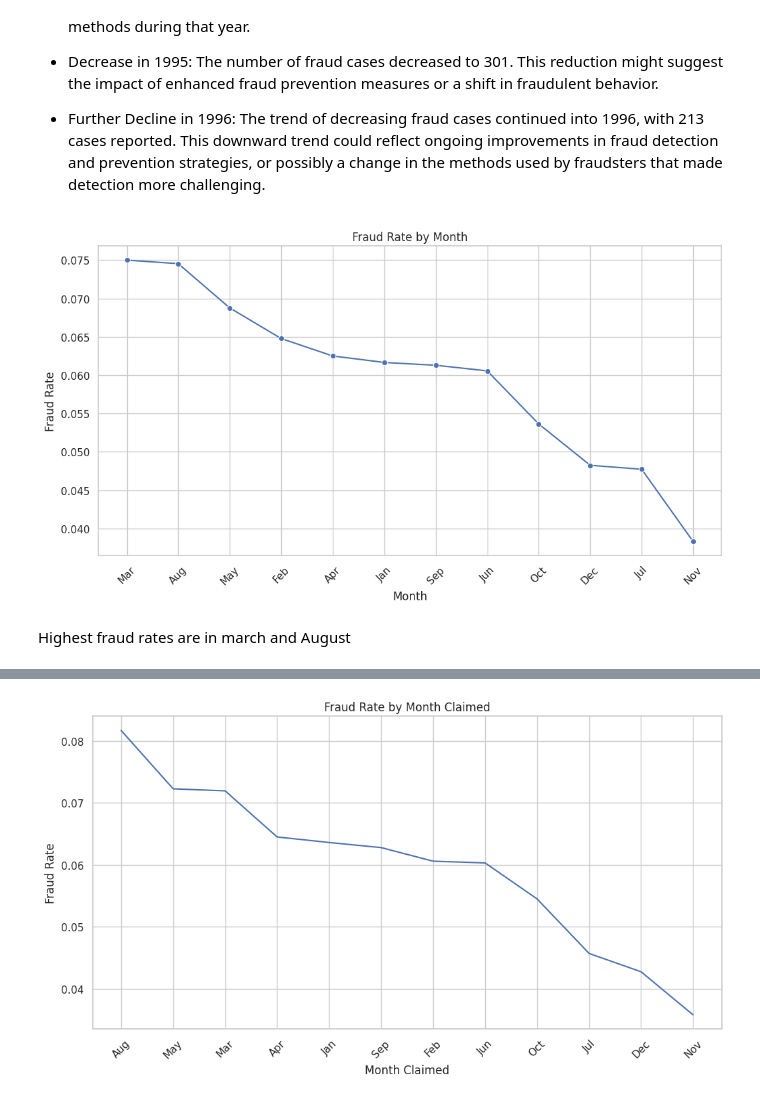
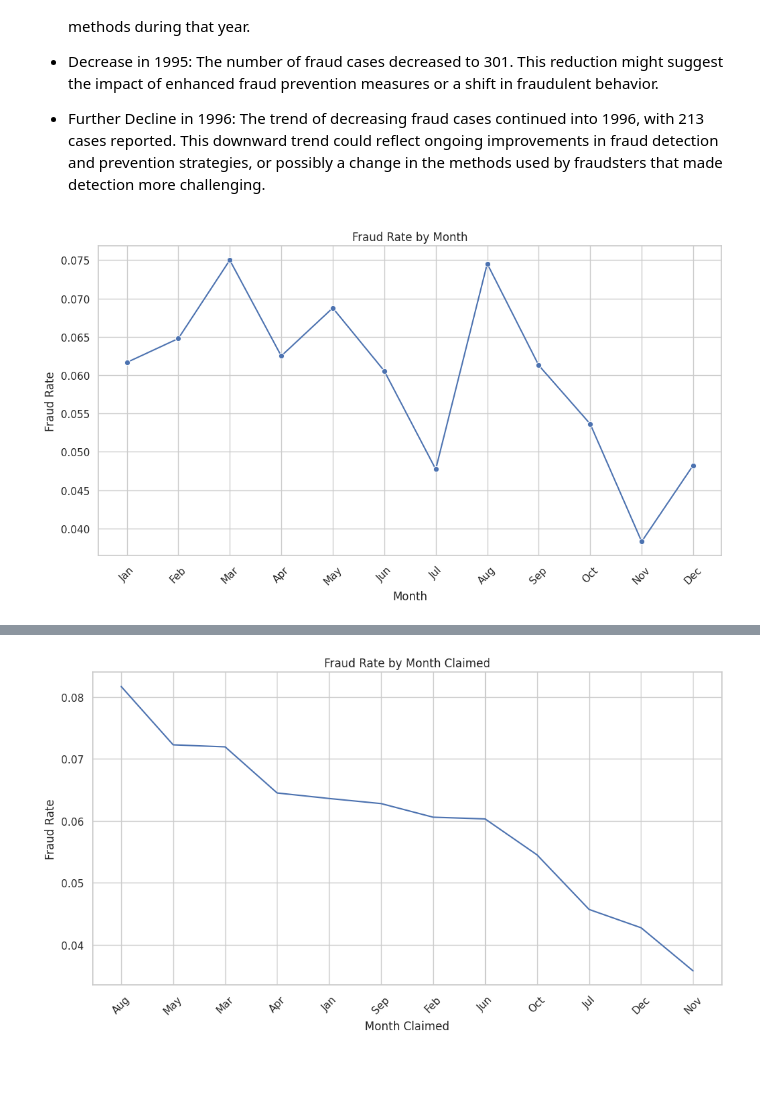
Before and after one commit to kimp10/Insurance-Fraud-Detection-Model-, a Jupyter notebook: Insurance_Fraud_detection.ipynb, the cells around one changed output, grey strips where cells are left out. Drawn from its saved outputs; the diff is of its cells as text; code cells hidden in the pictures; blank space fills up the shorter version.

```diff
--- a/Insurance_Fraud_detection.ipynb
+++ b/Insurance_Fraud_detection.ipynb
@@ -256,21 +256,25 @@ plt.show()
 # %%
 
 def convert_to_percentage(fraud_rates):
   return fraud_rates*100
 # Set the style for the plots
 sns.set(style="whitegrid")
 
 # Line Plot Fraud Rate by Month
 plt.figure(figsize=(12, 6))
 fraud_rate_by_month = fraud_rates['Month']
+
+# Convert index to categorical with correct month order
+month_order = ['Jan', 'Feb', 'Mar', 'Apr', 'May', 'Jun', 'Jul', 'Aug', 'Sep', 'Oct', 'Nov', 'Dec']
+fraud_rate_by_month.index = pd.CategoricalIndex(fraud_rate_by_month.index, categories=month_order, ordered=True)
+fraud_rate_by_month = fraud_rate_by_month.sort_index()
+
 sns.lineplot(x=fraud_rate_by_month.index, y=fraud_rate_by_month.values, marker='o')
 plt.title('Fraud Rate by Month')
 plt.ylabel('Fraud Rate')
 plt.xlabel('Month')
 plt.xticks(rotation=45)
 plt.grid(True)
 plt.show()
 # %% [output]
-[figure, old version]
+[figure, new version]
-# %% [markdown]
-Highest fraud rates are in march and August
```
Also changed, not shown: parts of 6 cells of this notebook.
